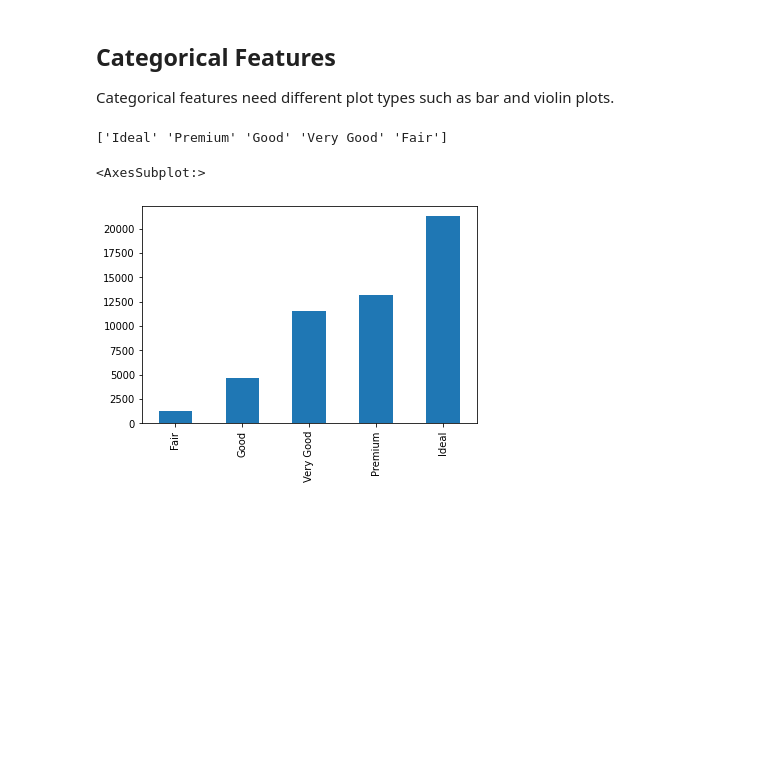
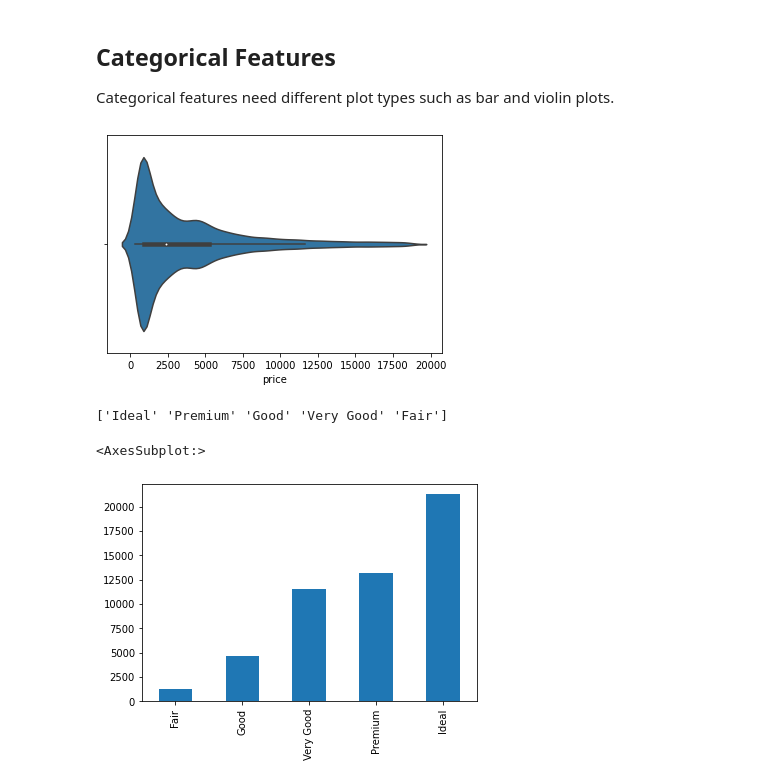
Before and after one commit to eyalnus/Python-Data, a Jupyter notebook: Diamonds-full.ipynb, the cells around one changed output. Drawn from its saved outputs; the diff is of its cells as text; code cells hidden in the pictures; blank space fills up the shorter version.

```diff
--- a/Diamonds-full.ipynb
+++ b/Diamonds-full.ipynb
@@ -259,6 +259,11 @@ sns.jointplot(x='z', y='price', data=diamonds)
 # %% [markdown]
 ## Categorical Features
 Categorical features need different plot types such as bar and violin plots.
+# %%
+vp = sns.violinplot(x='price',
+                    data=diamonds)
+# %% [output]
+[figure, added]
 # %%
 print(diamonds.cut.unique())
 # %% [output]
```
Also changed, not shown: parts of 14 cells of this notebook, 1 other file.
